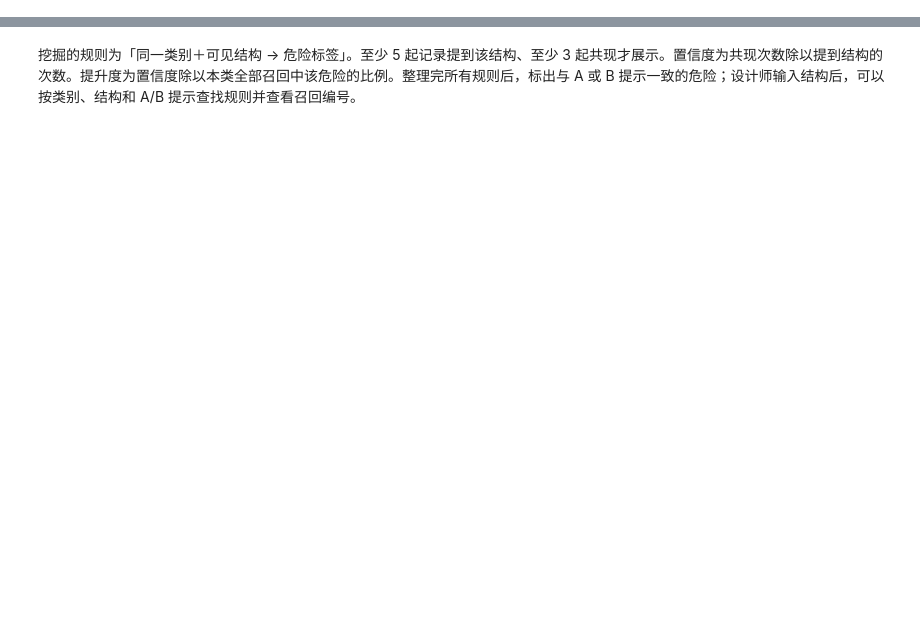
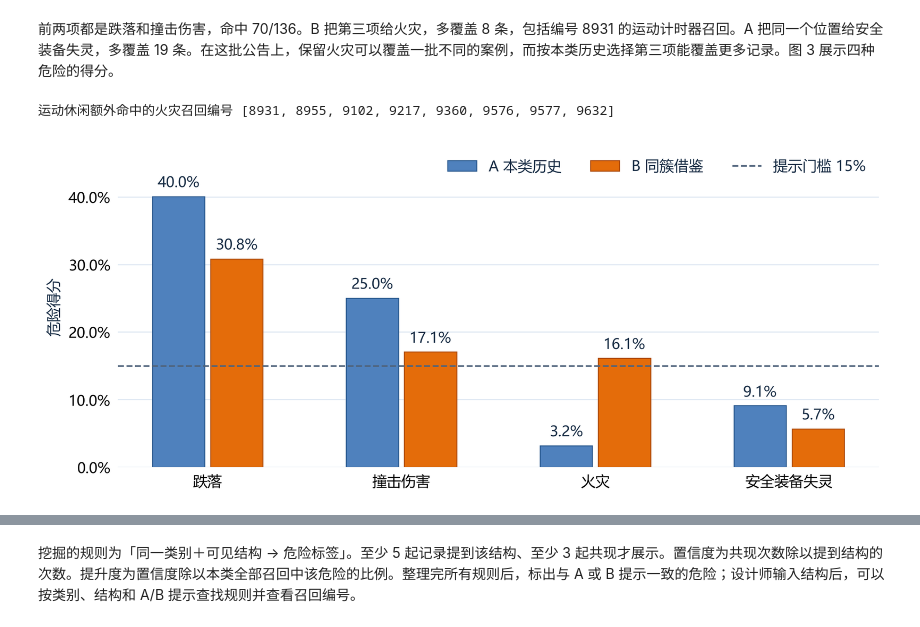
Before and after one commit to Wayne-git802/DM-project, a Jupyter notebook: 全量召回数据_实验AB中文报告.ipynb, the cells around one changed output, grey strips where cells are left out. Drawn from its saved outputs; the diff is of its cells as text; code cells hidden in the pictures; blank space fills up the shorter version.

```diff
--- a/全量召回数据_实验AB中文报告.ipynb
+++ b/全量召回数据_实验AB中文报告.ipynb
@@ -475,0 +836,8 @@ RECALL-MM 的 `visual_product_description` 由模型根据产品图像生成[1]
+# %%
+changed = [r for r in category_rows if set(r["A"]) != set(r["B"])]
+def hazard_text(hazards):
+    return "、".join(HAZARD_NAMES[h] for h in hazards)
+
+show_table('表 7  同簇借鉴改变提示的产品大类', ['产品大类', 'A 提示', 'B 提示', '命中数变化'],
+           [(CATEGORY_NAMES[r["category"]], hazard_text(r["A"]), hazard_text(r["B"]),
+             f"{r['hit_A']} → {r['hit_B']} / {r['late']}") for r in sorted(changed, key=lambda r: r["hit_B"]-r["hit_A"])])
@@ -475,0 +855,10 @@ RECALL-MM 的 `visual_product_description` 由模型根据产品图像生成[1]
+# %%
+sport_category = "SPORTS_RECREATION"
+sport_cases = late_groups[sport_category]
+sport_comparisons = [("A 原阈值", predicted["A"]), ("B 原阈值", predicted["B"]), ("A 与 B 等长", matched_a)]
+sport_table = []
+for name, prompts in sport_comparisons:
+    hazards = prompts[sport_category]
+    result = measure(sport_cases, prompts, labels)
+    sport_table.append((name, hazard_text(hazards), f"{result['hit']}/{result['n']}"))
+show_table("表 7b  运动休闲类的第三项提示与命中记录", ["方案", "按得分排列的危险提示", "命中记录"], sport_table)
@@ -475,0 +871,42 @@ RECALL-MM 的 `visual_product_description` 由模型根据产品图像生成[1]
+# %% [markdown]
+前两项都是跌落和撞击伤害，命中 70/136。B 把第三项给火灾，多覆盖 8 条，包括编号 8931 的运动计时器召回。A 把同一个位置给安全装备失灵，多覆盖 19 条。在这批公告上，保留火灾可以覆盖一批不同的案例，而按本类历史选择第三项能覆盖更多记录。图 3 展示四种危险的得分。
+# %%
+sport = "SPORTS_RECREATION"
+sport_rows = [r for r in late_predictions if r["subtype"] == sport]
+added = [r for r in sport_rows if r["hit_B"] and not r["hit_A"]]
+assert len(sport_rows) == 136 and sum(r["hit_A"] for r in sport_rows) == 70
+assert sum(r["hit_B"] for r in sport_rows) == 78 and len(added) == 8
+assert all("FIRE" in r["hazards"] and "FIRE" in r["prediction_B"] for r in added)
+assert 8931 in {r["id"] for r in added}
+assert top_two["A 本类历史"][sport] == top_two["B 同簇 50%"][sport]
+
+print("运动休闲额外命中的火灾召回编号", sorted(r["id"] for r in added))
+
+def sports_fire_chart(result, threshold):
+    hazards = ["FALLING", "IMPACT", "FIRE", "SAFETY_EQUIPMENT_MALFUNCTION"]
+    x = np.arange(len(hazards))
+    fig, ax = plt.subplots(figsize=(8.0, 3.35), layout="constrained")
+    for method, offset, (label, fill, edge) in zip(("A", "B"), (-.15, .15), SERIES):
+        values = [result[f"scores_{method}"][h] for h in hazards]
+        bars = ax.bar(x + offset, values, width=.27, color=fill, edgecolor=edge, linewidth=.65, label=label)
+        for bar, value in zip(bars, values):
+            ax.text(bar.get_x() + bar.get_width()/2, value + .009, f"{value:.1%}",
+                    ha="center", va="bottom", fontsize=10, color=INK)
+    ax.axhline(threshold, color=MUTED, linewidth=1.1, linestyle="--", label="提示门槛 15%")
+    ax.set_xticks(x, [HAZARD_NAMES[h] for h in hazards])
+    ax.set_ylim(0, .475)
+    ax.set_ylabel("危险得分")
+    ax.yaxis.set_major_formatter(PercentFormatter(xmax=1))
+    ax.spines[:].set_visible(False)
+    ax.tick_params(axis="both", length=0, pad=5)
+    ax.grid(axis="y", linewidth=.7, color=GRID)
+    ax.set_axisbelow(True)
+    handles, labels = ax.get_legend_handles_labels()
+    ax.legend(handles[1:] + handles[:1], labels[1:] + labels[:1], frameon=False, loc="upper right", ncols=3)
+    save(fig, "figure_sports_fire.png")
+
+sports_result = next(r for r in category_rows if r["category"] == sport)
+sports_fire_chart(sports_result, float(THRESHOLD))
+# %% [output]
+运动休闲额外命中的火灾召回编号 [8931, 8955, 9102, 9217, 9360, 9576, 9577, 9632]
+[figure, added]
```
Also changed, not shown: parts of 180 cells of this notebook, 1 other file.
